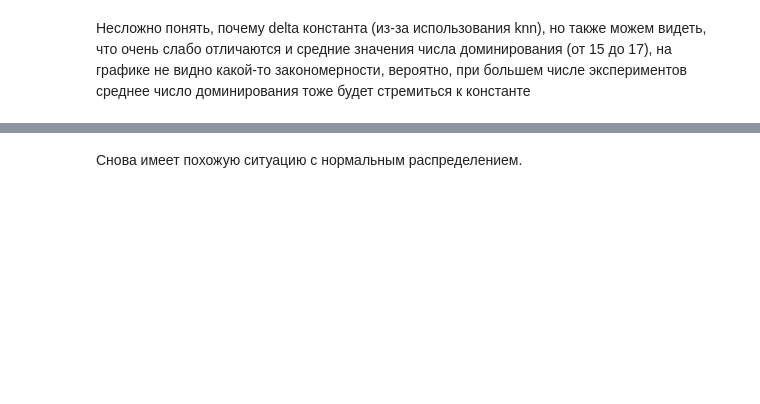
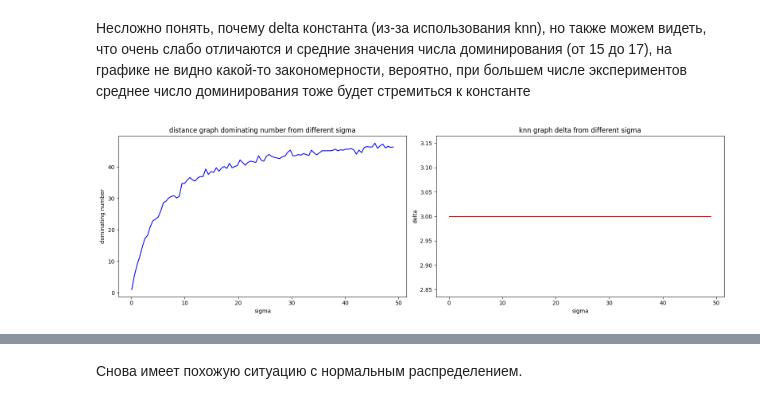
Before and after one commit to maxGrigorenko/DistributionClassifier, a Jupyter notebook: src/experiments_first_part_1.ipynb, the cells around one changed output, grey strips where cells are left out. Saved outputs shown, nothing was run; the diff lists cells and outputs as text; code cells hidden in the pictures; blank space fills up the shorter version.

```diff
--- a/src/experiments_first_part_1.ipynb
+++ b/src/experiments_first_part_1.ipynb
@@ -48,3 +53,7 @@ plot_sigma(50, "knn", begin=0.1, end=49.0, number_of_experiments=5, k=3, n=50) #
 # %% [markdown]
 Несложно понять, почему delta константа (из-за использования knn), но также можем видеть, что очень слабо отличаются и средние значения числа доминирования (от 15 до 17), на графике не видно какой-то закономерности, вероятно, при большем числе экспериментов среднее число доминирования тоже будет стремиться к константе
+# %%
+plot_sigma(100, begin=0.1, end=49.0, number_of_experiments=10, k=3, d=0.3, n=50) # k = 3, d = 0.2
+# %% [output]
+[figure, added]
 # %%
```
Also changed, not shown: parts of 16 cells of this notebook.
